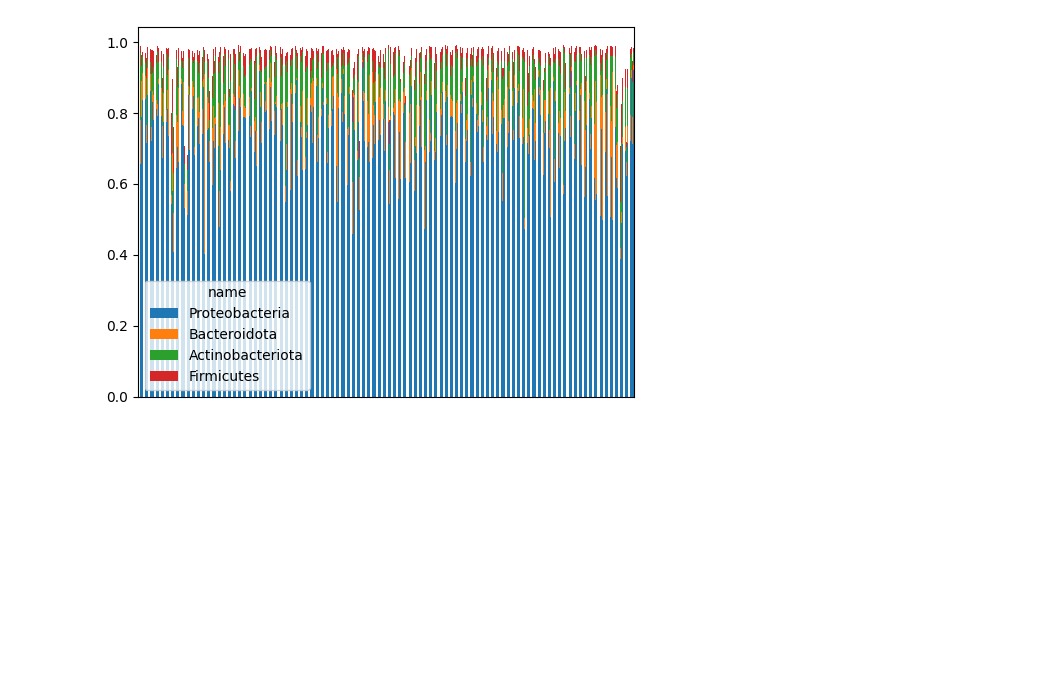
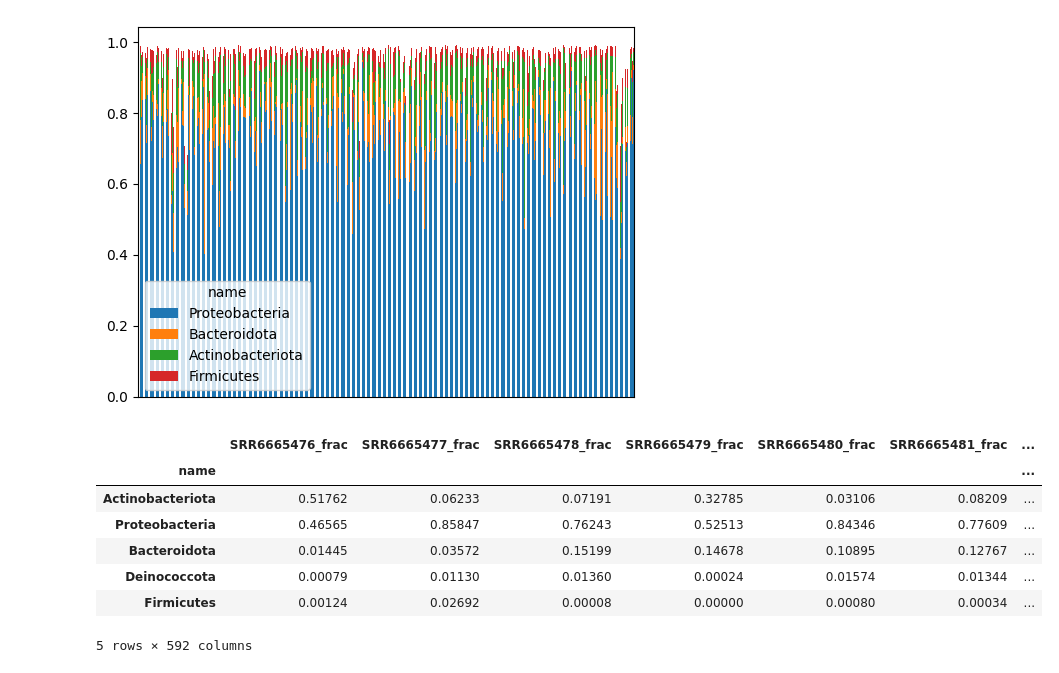
Before and after one commit to SantosRAC/maize_microbiome_transcriptomics, a Jupyter notebook: 16S_wallace2018/kraken2_bracken_rawreads/assignment_phylum_bracken.ipynb, the cells around one changed output. Saved outputs shown, nothing was run; the diff lists cells and outputs as text; code cells hidden in the pictures; blank space fills up the shorter version.

```diff
--- a/16S_wallace2018/kraken2_bracken_rawreads/assignment_phylum_bracken.ipynb
+++ b/16S_wallace2018/kraken2_bracken_rawreads/assignment_phylum_bracken.ipynb
@@ -67,3 +76,21 @@ plt.xticks([])
 plt.show()
 # %% [output]
 [figure]
+# %%
+import pandas as pd
+
+bracken_rawreads_0_2_confscore_P_df = pd.read_table('/media/renato/SSD1TB/Projects/UGA_RACS/16S/Bracken/c0_2/P_kraken2_c0_2_out_bracken/merge_fraq.txt')
+bracken_rawreads_0_2_confscore_P_df.drop(['taxonomy_id', 'taxonomy_lvl'], axis=1, inplace=True)
+bracken_rawreads_0_2_confscore_P_df.set_index('name', inplace=True)
+
+# Display the dataframe
+bracken_rawreads_0_2_confscore_P_df.head()
+# %% [output]
+|  | SRR6665476_frac | SRR6665477_frac | SRR6665478_frac | SRR6665479_frac | SRR6665480_frac | SRR6665481_frac | ... |
+| name |  |  |  |  |  |  | ... |
+| Actinobacteriota | 0.51762 | 0.06233 | 0.07191 | 0.32785 | 0.03106 | 0.08209 | ... |
+| Proteobacteria | 0.46565 | 0.85847 | 0.76243 | 0.52513 | 0.84346 | 0.77609 | ... |
+| Bacteroidota | 0.01445 | 0.03572 | 0.15199 | 0.14678 | 0.10895 | 0.12767 | ... |
+| Deinococcota | 0.00079 | 0.01130 | 0.01360 | 0.00024 | 0.01574 | 0.01344 | ... |
+| Firmicutes | 0.00124 | 0.02692 | 0.00008 | 0.00000 | 0.00080 | 0.00034 | ... |
+5 rows × 592 columns
```
Also changed, not shown: parts of 15 cells of this notebook.
